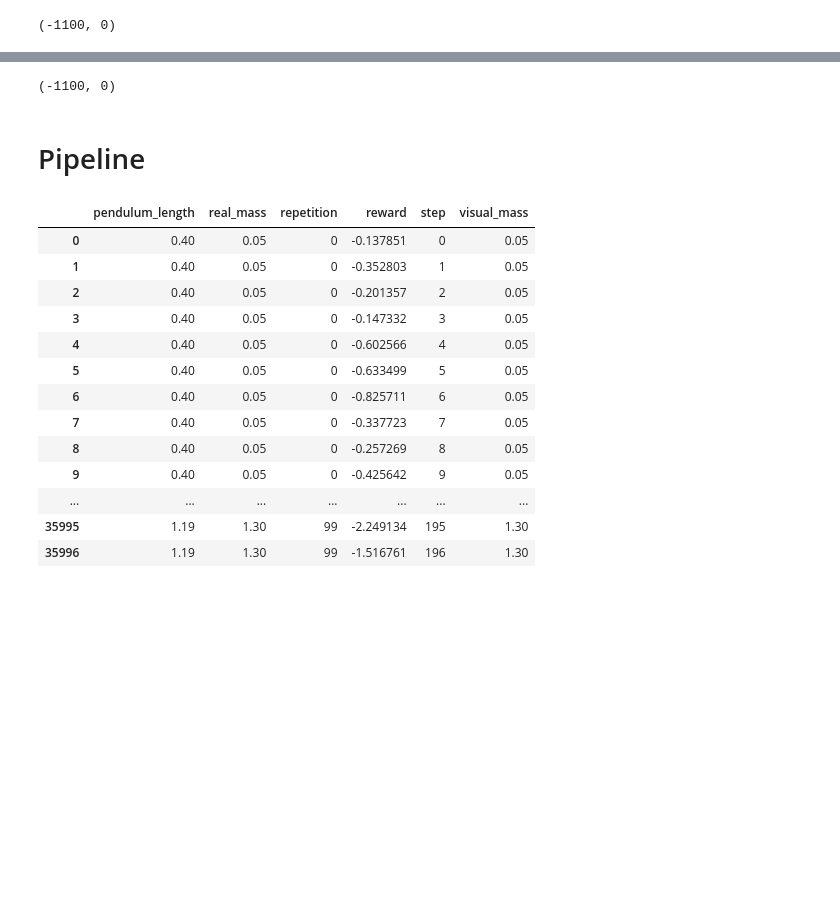
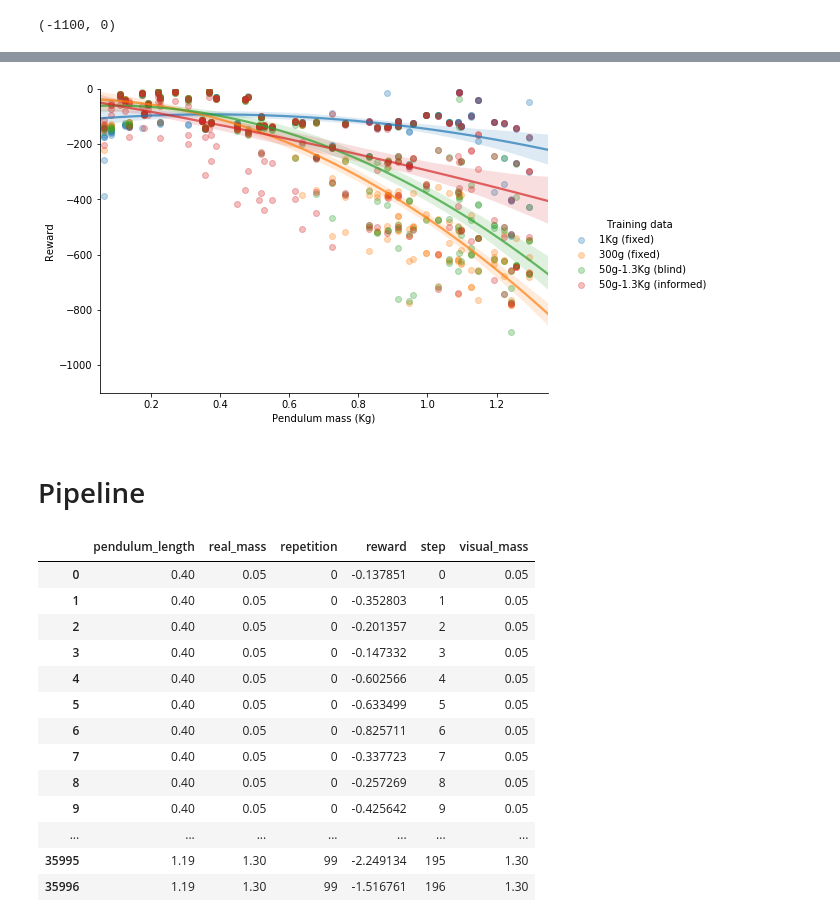
Before and after one commit to DarthPumpkin/generative-parametrizations, a Jupyter notebook: scripts/Motivating Pendulum.ipynb, the cells around one changed output, grey strips where cells are left out. Drawn from its saved outputs; the diff is of its cells as text; code cells hidden in the pictures; blank space fills up the shorter version.

Commit message:
Update motivating exp. notebook with pdf plots and nice labels

```diff
--- a/scripts/Motivating Pendulum.ipynb
+++ b/scripts/Motivating Pendulum.ipynb
@@ -100,4 +106,11 @@ plt.ylim(-1100, 0)
 #g.plot_joint(sns.regplot())
 #g.ax_marg_x.set_axis_off()
 #g.ax_marg_y.set_axis_off()
+g._legend.set_title('Training data')
+new_labels = ['1Kg (fixed)', '300g (fixed)', '50g-1.3Kg (blind)', '50g-1.3Kg (informed)']
+for t, l in zip(g._legend.texts, new_labels):
+    t.set_text(l)
+plt.ylabel("Reward")
+plt.xlabel("Pendulum mass (Kg)")
+plt.savefig('motivating.pdf')
 # %% [output]
@@ -106 +117 @@ plt.ylim(-1100, 0)
-(-1100, 0)
+[figure, added]
```
Also changed, not shown: parts of 9 cells of this notebook.
